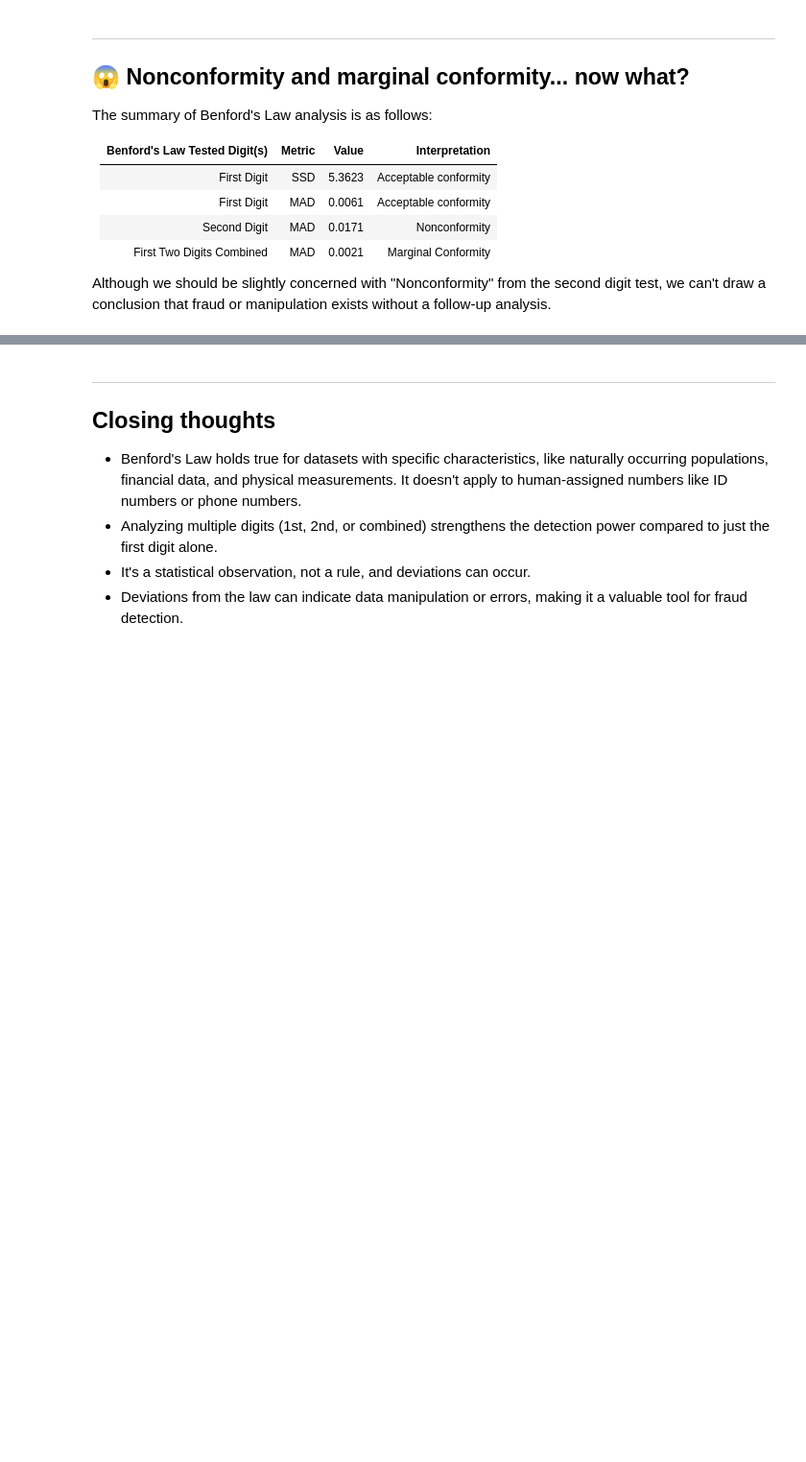
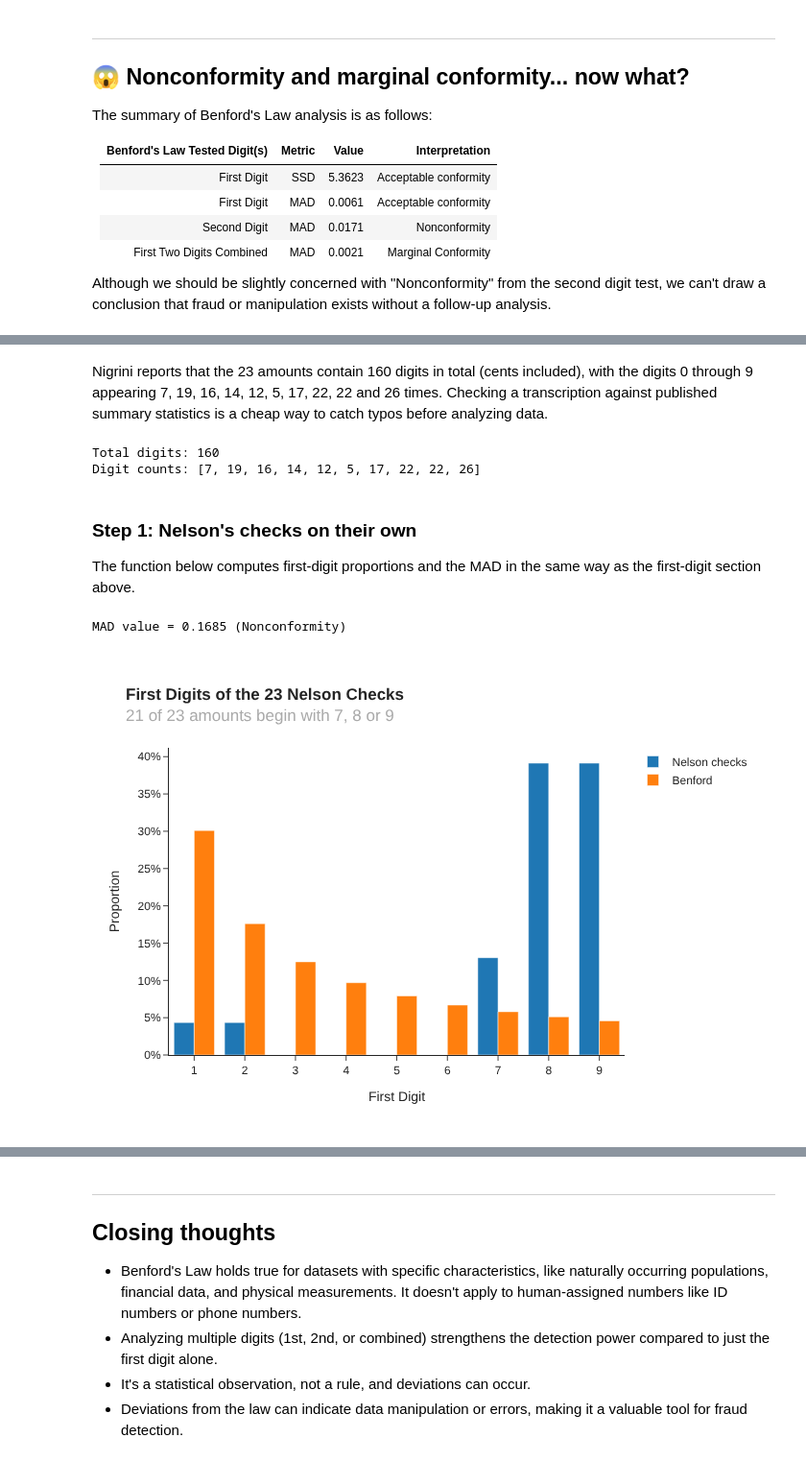
Before and after one commit to subwaymatch/analytics-case-development, a Jupyter notebook: benfords-test/benfords-analysis.ipynb, the cells around one changed output, grey strips where cells are left out. Shown at 96% size. Saved outputs shown, nothing was run; the diff lists cells and outputs as text; code cells hidden in the pictures; blank space fills up the shorter version.

```diff
--- a/benfords-test/benfords-analysis.ipynb
+++ b/benfords-test/benfords-analysis.ipynb
@@ -533,0 +573,69 @@ Although we should be slightly concerned with "Nonconformity" from the second di
+# %% [markdown]
+Nigrini reports that the 23 amounts contain 160 digits in total (cents included), with the digits 0 through 9 appearing 7, 19, 16, 14, 12, 5, 17, 22, 22 and 26 times. Checking a transcription against published summary statistics is a cheap way to catch typos before analyzing data.
+# %%
+all_digits = ''.join(nelson['amount'].map('{:.2f}'.format).str.replace('.', ''))
+digit_counts = [all_digits.count(str(d)) for d in range(10)]
+
+print(f'Total digits: {len(all_digits)}')
+print(f'Digit counts: {digit_counts}')
+assert digit_counts == [7, 19, 16, 14, 12, 5, 17, 22, 22, 26]
+# %% [output]
+Total digits: 160
+Digit counts: [7, 19, 16, 14, 12, 5, 17, 22, 22, 26]
+# %% [markdown]
+### Step 1: Nelson's checks on their own
+
+The function below computes first-digit proportions and the MAD in the same way as the first-digit section above.
+# %%
+BENFORD_FIRST = pd.Series(np.log10(1 + 1 / np.arange(1, 10)), index=np.arange(1, 10))
+
+
+def first_digit_proportions(amounts):
+    first_digits = amounts[amounts >= 1].astype(str).str[0].astype(int)
+    return first_digits.value_counts(normalize=True).reindex(BENFORD_FIRST.index, fill_value=0)
+
+
+def first_digit_mad(amounts):
+    return (first_digit_proportions(amounts) - BENFORD_FIRST).abs().mean()
+
+
+nelson_mad = first_digit_mad(nelson['amount'])
+print(f'MAD value = {nelson_mad:.4f} ({benford_first_digit_interpretation_MAD(nelson_mad)})')
+# %% [output]
+MAD value = 0.1685 (Nonconformity)
+# %%
+df_nelson_first_digit = pd.DataFrame({
+    'first_digit': BENFORD_FIRST.index,
+    'actual_proportion': first_digit_proportions(nelson['amount']).values,
+    'benford_proportion': BENFORD_FIRST.values,
+})
+
+fig = px.bar(
+    data_frame=df_nelson_first_digit,
+    x='first_digit',
+    y=['actual_proportion', 'benford_proportion'],
+    title='<b>First Digits of the 23 Nelson Checks</b><br>\
+<span style="color: #aaa">21 of 23 amounts begin with 7, 8 or 9</span>',
+    labels={
+        'first_digit': 'First Digit',
+    },
+    height=500,
+    barmode='group',
+    template='simple_white'
+)
+
+fig.update_layout(
+    font_family='Helvetica, Inter, Arial, sans-serif',
+    yaxis_title_text='Proportion',
+    yaxis_tickformat=',.0%',
+    legend_title=None,
+)
+
+fig.update_xaxes(dtick=1)
+
+fig.data[0].name = 'Nelson checks'
+fig.data[1].name = 'Benford'
+
+fig.show()
+# %% [output]
+[figure, added]
```
Also changed, not shown: parts of 13 cells of this notebook, 1 other file.
